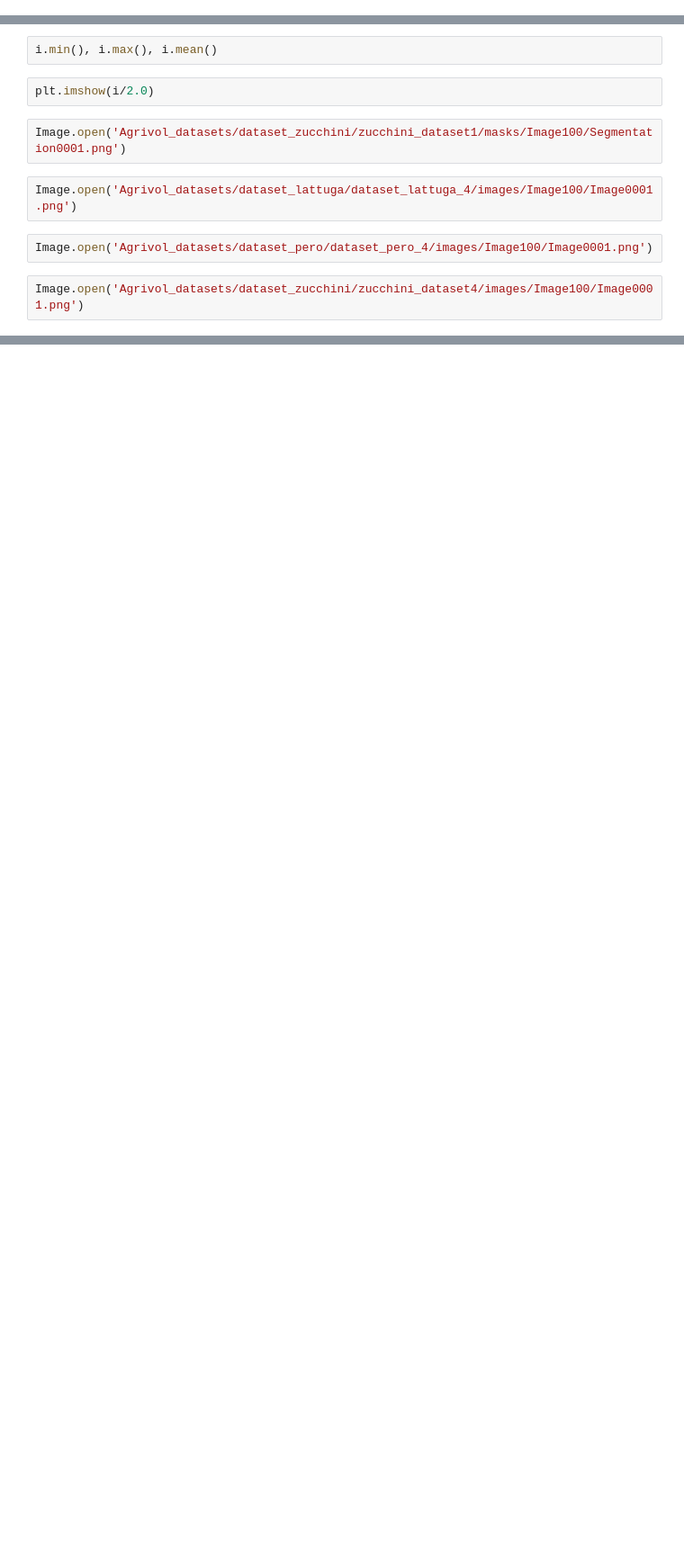
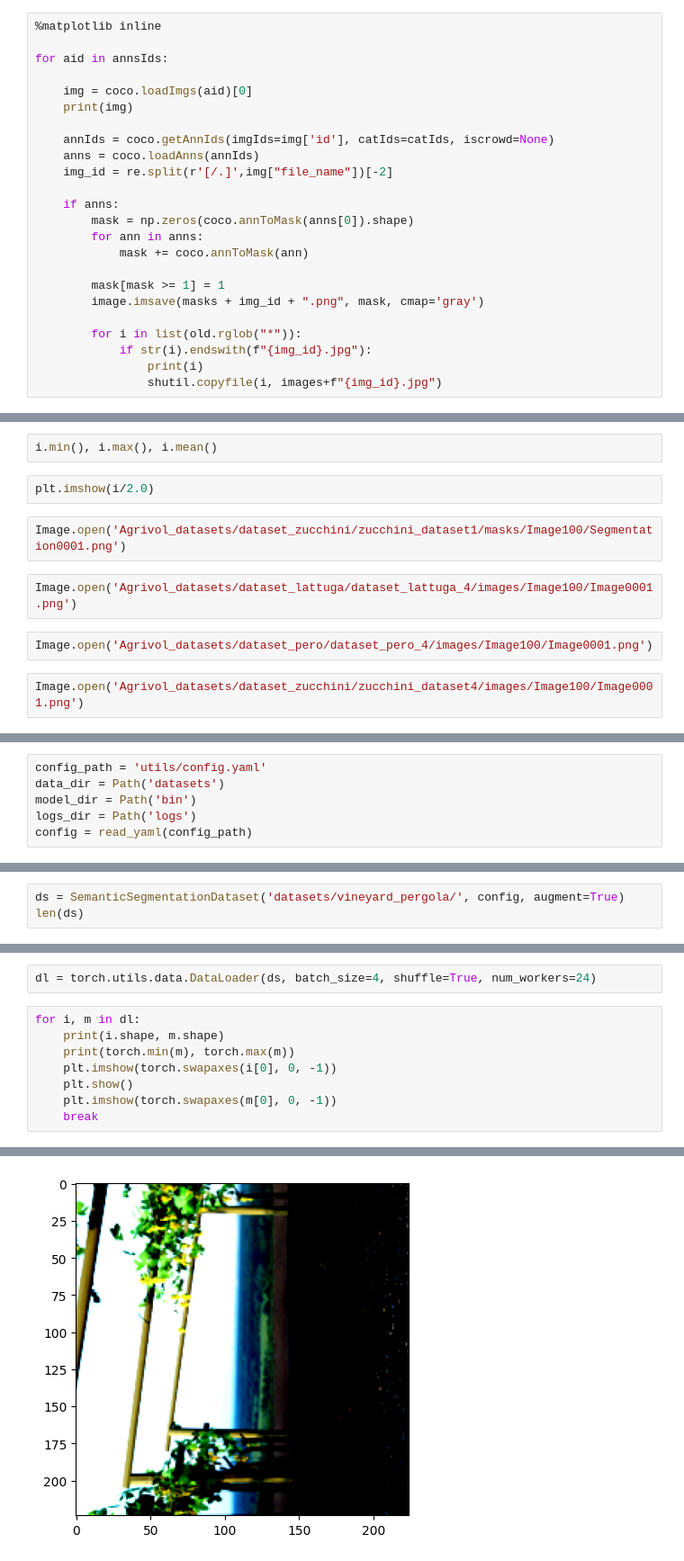
Before and after one commit to PIC4SeR/AgriSeg, a Jupyter notebook: FormatDataset.ipynb, the cells around one changed output, grey strips where cells are left out. Shown at 90% size. Drawn from its saved outputs; the diff is of its cells as text; blank space fills up the shorter version.

```diff
--- a/FormatDataset.ipynb
+++ b/FormatDataset.ipynb
@@ -252,0 +378,24 @@ plt.hist(y_)
+# %%
+%matplotlib inline
+
+for aid in annsIds:
+
+    img = coco.loadImgs(aid)[0]
+    print(img)
+
+    annIds = coco.getAnnIds(imgIds=img['id'], catIds=catIds, iscrowd=None)
+    anns = coco.loadAnns(annIds)
+    img_id = re.split(r'[/.]',img["file_name"])[-2]
+
+    if anns:
+        mask = np.zeros(coco.annToMask(anns[0]).shape)
+        for ann in anns:
+            mask += coco.annToMask(ann)
+
+        mask[mask >= 1] = 1
+        image.imsave(masks + img_id + ".png", mask, cmap='gray')
+
+        for i in list(old.rglob("*")):
+            if str(i).endswith(f"{img_id}.jpg"):
+                print(i)
+                shutil.copyfile(i, images+f"{img_id}.jpg")
@@ -327,0 +552,6 @@ Image.open('Agrivol_datasets/dataset_zucchini/zucchini_dataset4/images/Image100/
+# %%
+config_path = 'utils/config.yaml'
+data_dir = Path('datasets')
+model_dir = Path('bin')
+logs_dir = Path('logs')
+config = read_yaml(config_path)
@@ -327,0 +641,3 @@ Image.open('Agrivol_datasets/dataset_zucchini/zucchini_dataset4/images/Image100/
+# %%
+ds = SemanticSegmentationDataset('datasets/vineyard_pergola/', config, augment=True)
+len(ds)
@@ -327,0 +646,11 @@ Image.open('Agrivol_datasets/dataset_zucchini/zucchini_dataset4/images/Image100/
+# %%
+dl = torch.utils.data.DataLoader(ds, batch_size=4, shuffle=True, num_workers=24)
+# %%
+for i, m in dl:
+    print(i.shape, m.shape)
+    print(torch.min(m), torch.max(m))
+    plt.imshow(torch.swapaxes(i[0], 0, -1))
+    plt.show()
+    plt.imshow(torch.swapaxes(m[0], 0, -1))
+    break
+# %% [output]
@@ -327,0 +660 @@ Image.open('Agrivol_datasets/dataset_zucchini/zucchini_dataset4/images/Image100/
+[figure, added]
```
Also changed, not shown: parts of 35 cells of this notebook, 12 other files.
